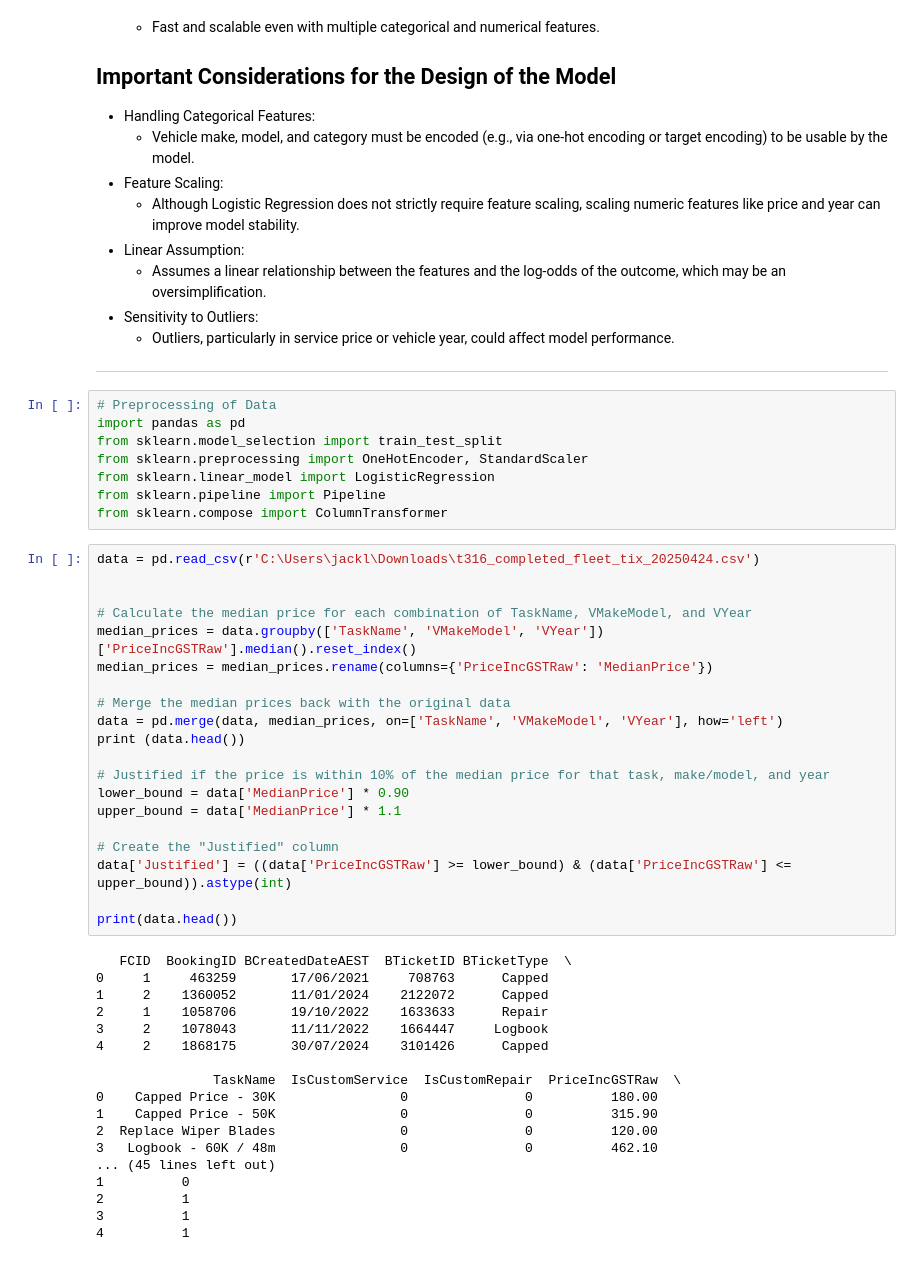
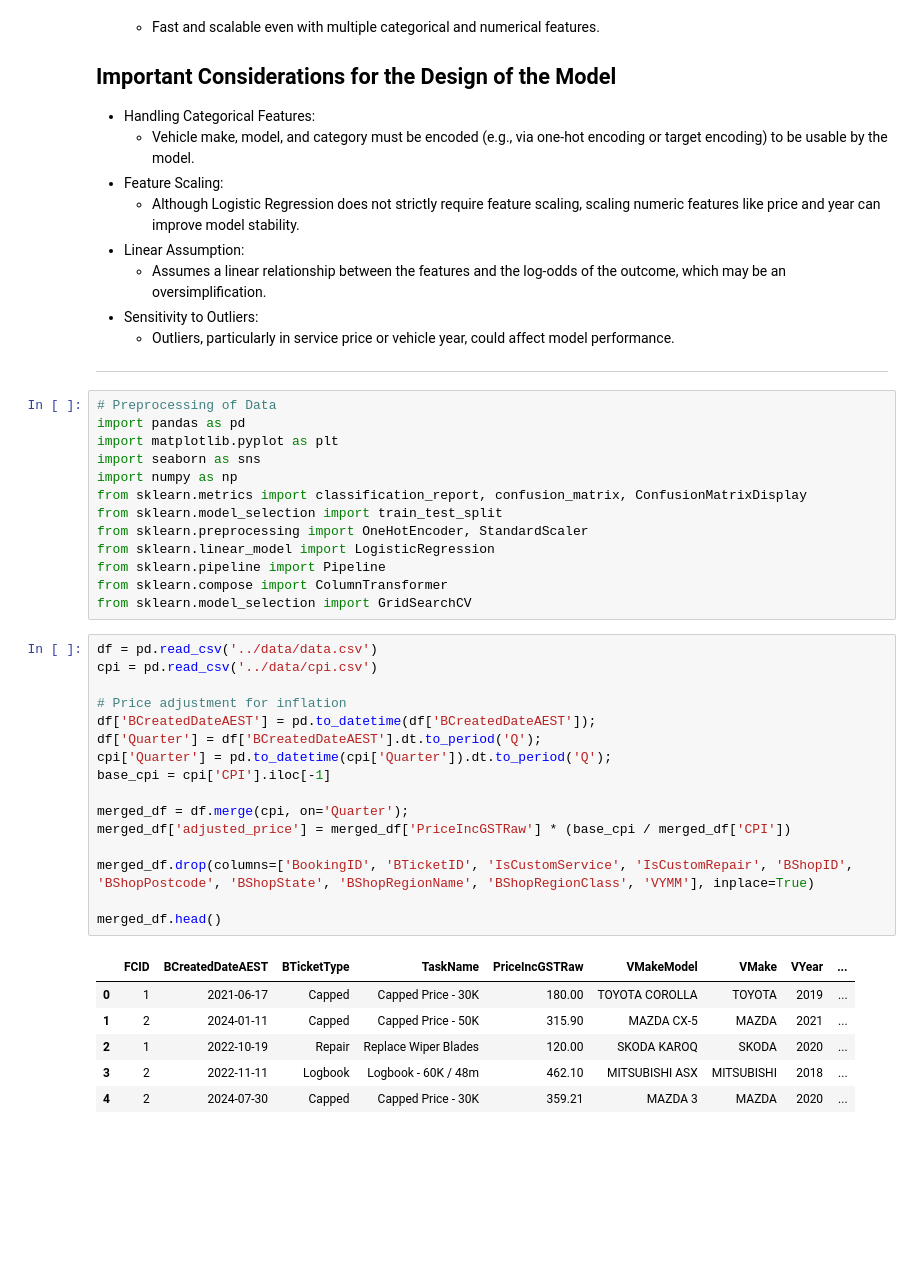
Before and after one commit to tdela12/CAPSTONE_T316, a Jupyter notebook: Preliminary Models/logRegression.ipynb, the cells around one changed output. Cells and saved outputs as stored; diff of their text form; blank space fills up the shorter version.

```diff
--- a/Preliminary Models/logRegression.ipynb
+++ b/Preliminary Models/logRegression.ipynb
@@ -30,46 +30,36 @@ In this project, Logistic Regression models the probability of a justified servi
 # %%
 # Preprocessing of Data
 import pandas as pd
+import matplotlib.pyplot as plt
+import seaborn as sns
+import numpy as np
+from sklearn.metrics import classification_report, confusion_matrix, ConfusionMatrixDisplay
 from sklearn.model_selection import train_test_split
 from sklearn.preprocessing import OneHotEncoder, StandardScaler
 from sklearn.linear_model import LogisticRegression
 from sklearn.pipeline import Pipeline
 from sklearn.compose import ColumnTransformer
+from sklearn.model_selection import GridSearchCV
 # %%
-data = pd.read_csv(r'C:\Users\jackl\Downloads\t316_completed_fleet_tix_20250424.csv')
+df = pd.read_csv('../data/data.csv')
+cpi = pd.read_csv('../data/cpi.csv')
 
+# Price adjustment for inflation
+df['BCreatedDateAEST'] = pd.to_datetime(df['BCreatedDateAEST']);
+df['Quarter'] = df['BCreatedDateAEST'].dt.to_period('Q');
+cpi['Quarter'] = pd.to_datetime(cpi['Quarter']).dt.to_period('Q');
+base_cpi = cpi['CPI'].iloc[-1]
 
-# Calculate the median price for each combination of TaskName, VMakeModel, and VYear
-median_prices = data.groupby(['TaskName', 'VMakeModel', 'VYear'])['PriceIncGSTRaw'].median().reset_index()
-median_prices = median_prices.rename(columns={'PriceIncGSTRaw': 'MedianPrice'})
+merged_df = df.merge(cpi, on='Quarter');
+merged_df['adjusted_price'] = merged_df['PriceIncGSTRaw'] * (base_cpi / merged_df['CPI'])
 
-# Merge the median prices back with the original data
-data = pd.merge(data, median_prices, on=['TaskName', 'VMakeModel', 'VYear'], how='left')
-print (data.head())
+merged_df.drop(columns=['BookingID', 'BTicketID', 'IsCustomService', 'IsCustomRepair', 'BShopID', 'BShopPostcode', 'BShopState', 'BShopRegionName', 'BShopRegionClass', 'VYMM'], inplace=True)
 
-# Justified if the price is within 10% of the median price for that task, make/model, and year
-lower_bound = data['MedianPrice'] * 0.90
-upper_bound = data['MedianPrice'] * 1.1
-
-# Create the "Justified" column
-data['Justified'] = ((data['PriceIncGSTRaw'] >= lower_bound) & (data['PriceIncGSTRaw'] <= upper_bound)).astype(int)
-
-print(data.head())
+merged_df.head()
 # %% [output]
-   FCID  BookingID BCreatedDateAEST  BTicketID BTicketType  \
-0     1     463259       17/06/2021     708763      Capped
-1     2    1360052       11/01/2024    2122072      Capped
-2     1    1058706       19/10/2022    1633633      Repair
-3     2    1078043       11/11/2022    1664447     Logbook
-4     2    1868175       30/07/2024    3101426      Capped
-
-               TaskName  IsCustomService  IsCustomRepair  PriceIncGSTRaw  \
-0    Capped Price - 30K                0               0          180.00
-1    Capped Price - 50K                0               0          315.90
-2  Replace Wiper Blades                0               0          120.00
-3   Logbook - 60K / 48m                0               0          462.10
-... (45 lines left out)
-1          0
-2          1
-3          1
-4          1
+|  | FCID | BCreatedDateAEST | BTicketType | TaskName | PriceIncGSTRaw | VMakeModel | VMake | VYear | ... |
+| 0 | 1 | 2021-06-17 | Capped | Capped Price - 30K | 180.00 | TOYOTA COROLLA | TOYOTA | 2019 | ... |
+| 1 | 2 | 2024-01-11 | Capped | Capped Price - 50K | 315.90 | MAZDA CX-5 | MAZDA | 2021 | ... |
+| 2 | 1 | 2022-10-19 | Repair | Replace Wiper Blades | 120.00 | SKODA KAROQ | SKODA | 2020 | ... |
+| 3 | 2 | 2022-11-11 | Logbook | Logbook - 60K / 48m | 462.10 | MITSUBISHI ASX | MITSUBISHI | 2018 | ... |
+| 4 | 2 | 2024-07-30 | Capped | Capped Price - 30K | 359.21 | MAZDA 3 | MAZDA | 2020 | ... |
```
Also changed, not shown: parts of 8 cells of this notebook.
